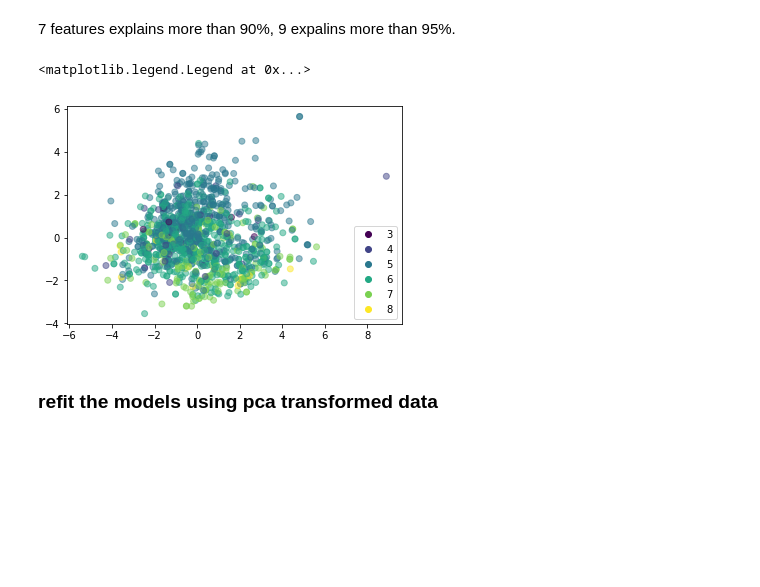
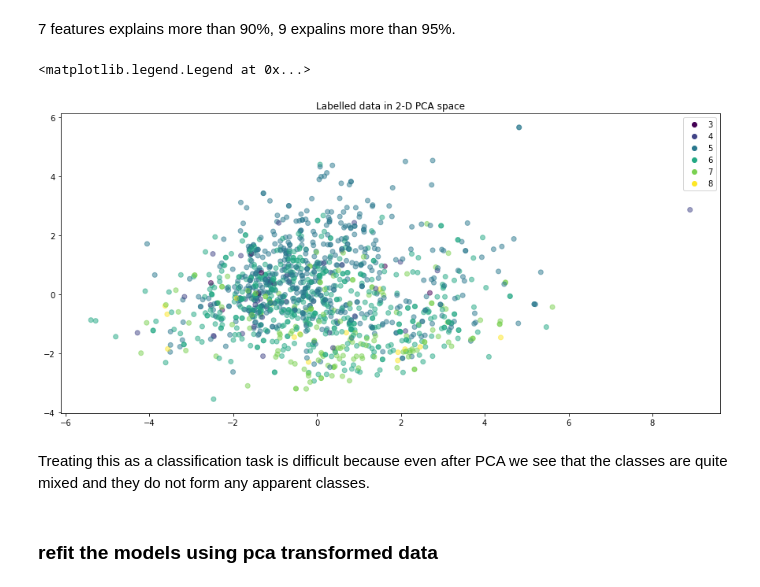
Before and after one commit to EffyFang/DataMining, a Jupyter notebook: winequality/Wine Quality Prediction Project 0826.ipynb, the cells around one changed output. Saved outputs shown, nothing was run; the diff lists cells and outputs as text; code cells hidden in the pictures; blank space fills up the shorter version.

```diff
--- a/winequality/Wine Quality Prediction Project 0826.ipynb
+++ b/winequality/Wine Quality Prediction Project 0826.ipynb
@@ -799,17 +791,22 @@ X_transformed = pca.fit_transform(X_train)
 # %%
 # visualize the data on the first 2 dimensions
 pca_df=pd.DataFrame(X_transformed)
 
+plt.figure(figsize=(15,7))
+
 labels = np.unique(y_train)
 scatter = plt.scatter(pca_df.iloc[:,0], pca_df.iloc[:,1], c=y_train, label=y_train,alpha=0.5)
+plt.title('Labelled data in 2-D PCA space')
 
 handles = [plt.Line2D([],[],marker="o", ls="",
                       color=scatter.cmap(scatter.norm(yi))) for yi in labels]
 
 plt.legend(handles, labels)
 # %% [output]
 <matplotlib.legend.Legend at 0x...>
-[figure, old version]
+[figure, new version]
+# %% [markdown]
+Treating this as a classification task is difficult because even after PCA we see that the classes are quite mixed and they do not form any apparent classes.
 # %% [markdown]
 ### refit the models using pca transformed data
 # %%
```
Also changed, not shown: parts of 8 cells of this notebook, 1 other file.
